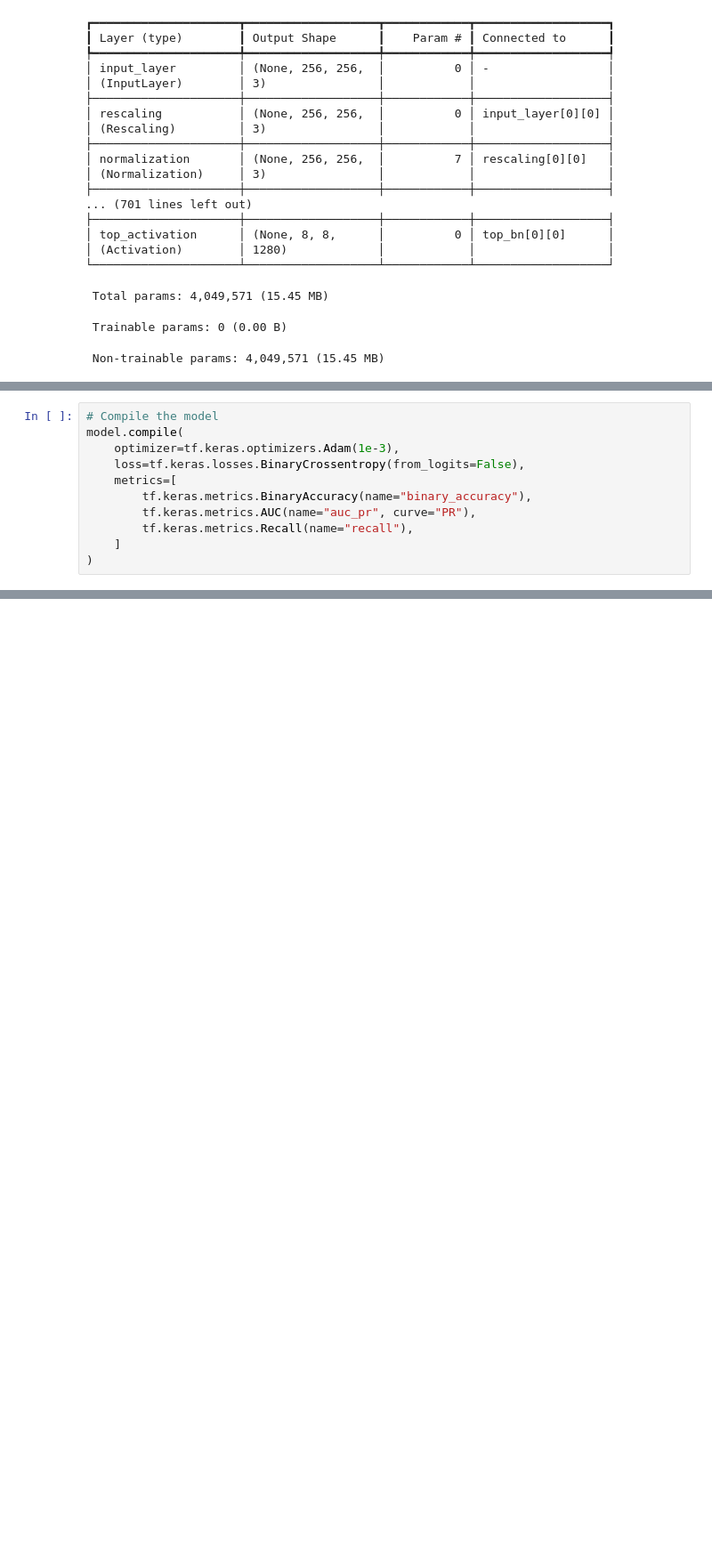
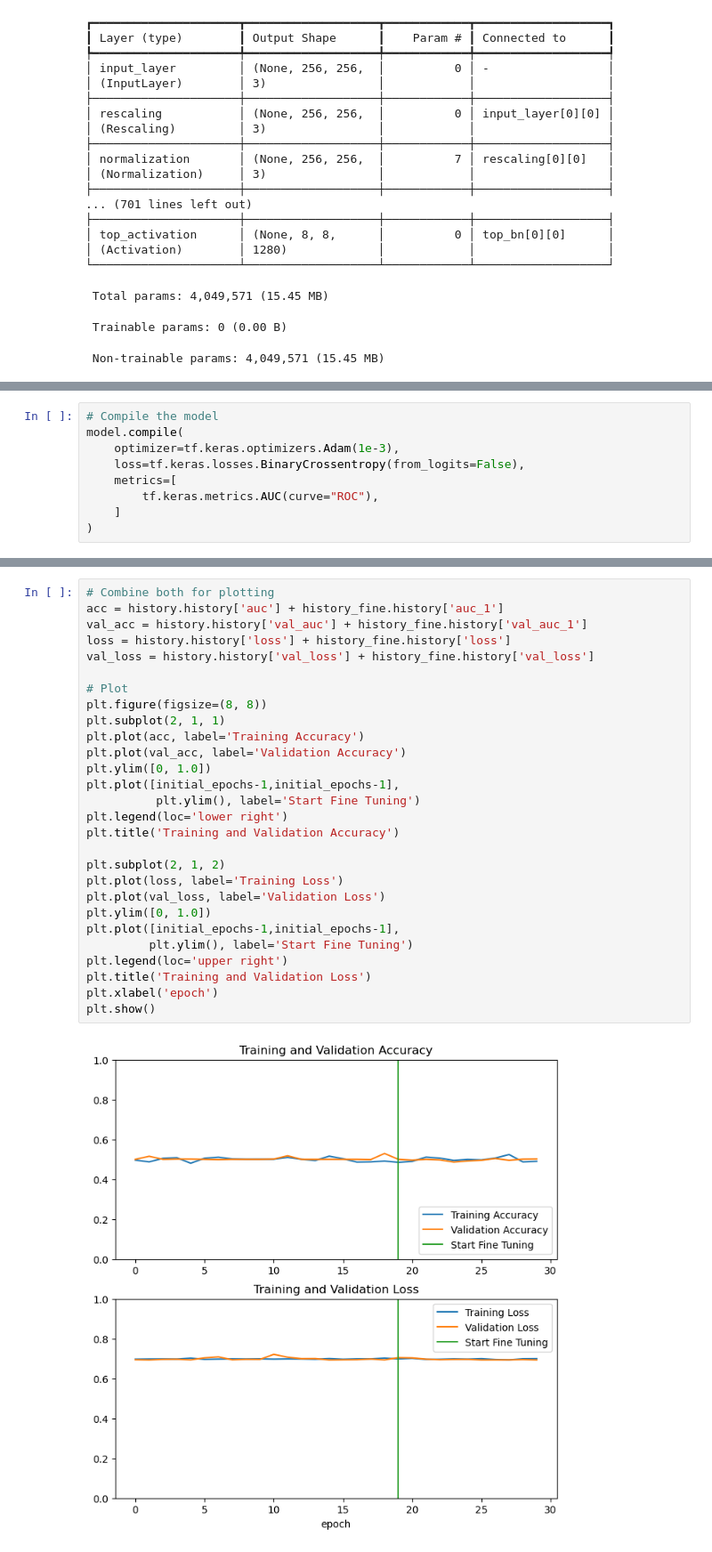
Before and after one commit to hanzeltkr/U54REC, a Jupyter notebook: image_classification/pretrain_model.ipynb, the cells around one changed output, grey strips where cells are left out. Shown at 89% size. Saved outputs shown, nothing was run; the diff lists cells and outputs as text; blank space fills up the shorter version.

```diff
--- a/image_classification/pretrain_model.ipynb
+++ b/image_classification/pretrain_model.ipynb
@@ -215,9 +226,7 @@ model.compile(
     optimizer=tf.keras.optimizers.Adam(1e-3),
     loss=tf.keras.losses.BinaryCrossentropy(from_logits=False),
     metrics=[
-        tf.keras.metrics.BinaryAccuracy(name="binary_accuracy"),
-        tf.keras.metrics.AUC(name="auc_pr", curve="PR"),
-        tf.keras.metrics.Recall(name="recall"),
+        tf.keras.metrics.AUC(curve="ROC"),
     ]
 )
 # %%
@@ -367,0 +418,30 @@ test_loss, test_acc = model.evaluate(test_images,  test_labels, verbose=2)
+# %%
+# Combine both for plotting
+acc = history.history['auc'] + history_fine.history['auc_1']
+val_acc = history.history['val_auc'] + history_fine.history['val_auc_1']
+loss = history.history['loss'] + history_fine.history['loss']
+val_loss = history.history['val_loss'] + history_fine.history['val_loss']
+
+# Plot
+plt.figure(figsize=(8, 8))
+plt.subplot(2, 1, 1)
+plt.plot(acc, label='Training Accuracy')
+plt.plot(val_acc, label='Validation Accuracy')
+plt.ylim([0, 1.0])
+plt.plot([initial_epochs-1,initial_epochs-1],
+          plt.ylim(), label='Start Fine Tuning')
+plt.legend(loc='lower right')
+plt.title('Training and Validation Accuracy')
+
+plt.subplot(2, 1, 2)
+plt.plot(loss, label='Training Loss')
+plt.plot(val_loss, label='Validation Loss')
+plt.ylim([0, 1.0])
+plt.plot([initial_epochs-1,initial_epochs-1],
+         plt.ylim(), label='Start Fine Tuning')
+plt.legend(loc='upper right')
+plt.title('Training and Validation Loss')
+plt.xlabel('epoch')
+plt.show()
+# %% [output]
+[figure, added]
```
Also changed, not shown: parts of 22 cells of this notebook, 1 other file.
